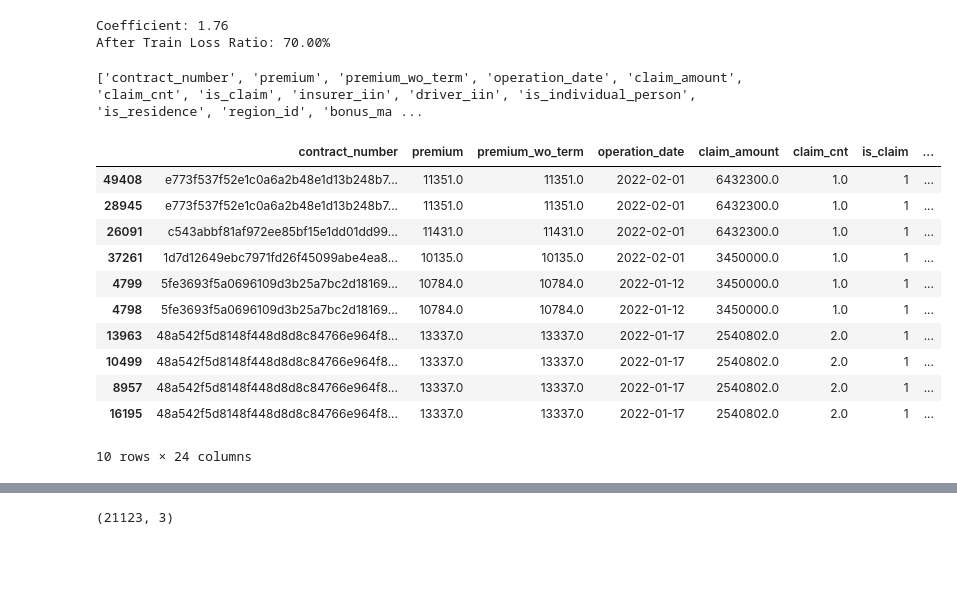
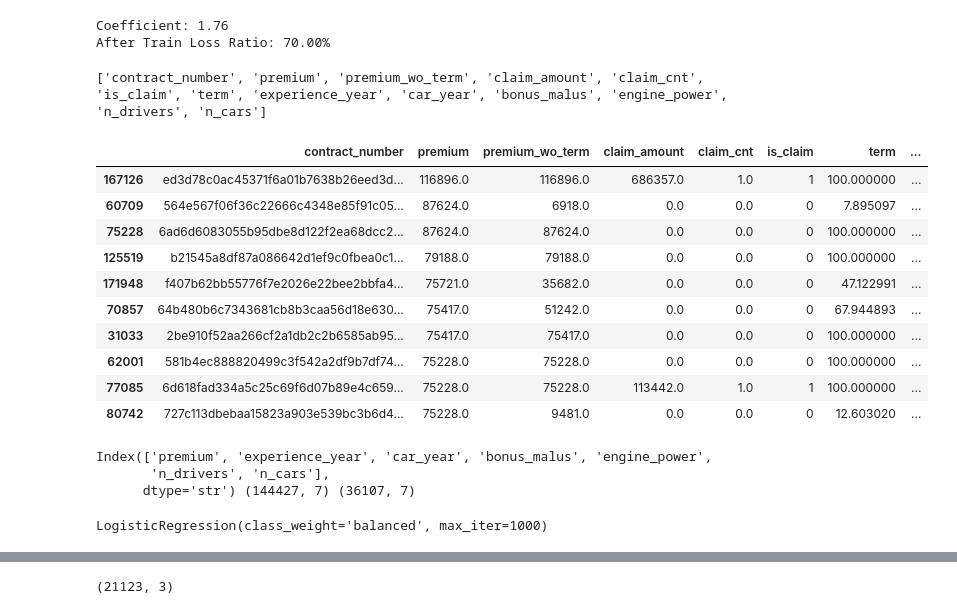
Before and after one commit to EFysl57/risk---, a Jupyter notebook: code.ipynb, the cells around one changed output, grey strips where cells are left out. Drawn from its saved outputs; the diff is of its cells as text; code cells hidden in the pictures; blank space fills up the shorter version.

Commit message:
Add logistic regression

```diff
--- a/code.ipynb
+++ b/code.ipynb
@@ -131,6 +131,15 @@ train_dfs['policy'] = train_dfs['prepared'].groupby('contract_number').agg({
     'claim_cnt': 'first',
     'is_claim': 'first',
     'term': 'first',
+    "experience_year": "mean",
+    "car_year": "mean",
+    "bonus_malus": "mean",
+    "engine_power": "mean",
+    "driver_iin": "nunique",
+    "car_number": "nunique"
+}).rename(columns={
+    "driver_iin": "n_drivers",
+    "car_number": "n_cars"
 }).reset_index()
 
 test_dfs['policy'] = test_dfs['main'].groupby('contract_number').agg({
@@ -162,20 +171,52 @@ print(f"After Train Loss Ratio: {train_loss_ratio:.2f}%")
 Coefficient: 1.76
 After Train Loss Ratio: 70.00%
 # %%
-tp = train_dfs['prepared']
+tp = train_dfs['policy']
 print(list(tp.columns))
-tp.sort_values('claim_amount', ascending=False).head(10)
+tp.sort_values('premium', ascending=False).head(10)
 # %% [output]
-['contract_number', 'premium', 'premium_wo_term', 'operation_date', 'claim_amount', 'claim_cnt', 'is_claim', 'insurer_iin', 'driver_iin', 'is_individual_person', 'is_residence', 'region_id', 'bonus_ma ...
+['contract_number', 'premium', 'premium_wo_term', 'claim_amount', 'claim_cnt', 'is_claim', 'term', 'experience_year', 'car_year', 'bonus_malus', 'engine_power', 'n_drivers', 'n_cars']
-|  | contract_number | premium | premium_wo_term | operation_date | claim_amount | claim_cnt | is_claim | ... |
-| 49408 | e773f537f52e1c0a6a2b48e1d13b248b7... | 11351.0 | 11351.0 | 2022-02-01 | 6432300.0 | 1.0 | 1 | ... |
-| 28945 | e773f537f52e1c0a6a2b48e1d13b248b7... | 11351.0 | 11351.0 | 2022-02-01 | 6432300.0 | 1.0 | 1 | ... |
-| 26091 | c543abbf81af972ee85bf15e1dd01dd99... | 11431.0 | 11431.0 | 2022-02-01 | 6432300.0 | 1.0 | 1 | ... |
-| 37261 | 1d7d12649ebc7971fd26f45099abe4ea8... | 10135.0 | 10135.0 | 2022-02-01 | 3450000.0 | 1.0 | 1 | ... |
-| 4799 | 5fe3693f5a0696109d3b25a7bc2d18169... | 10784.0 | 10784.0 | 2022-01-12 | 3450000.0 | 1.0 | 1 | ... |
-| 4798 | 5fe3693f5a0696109d3b25a7bc2d18169... | 10784.0 | 10784.0 | 2022-01-12 | 3450000.0 | 1.0 | 1 | ... |
-| 13963 | 48a542f5d8148f448d8d8c84766e964f8... | 13337.0 | 13337.0 | 2022-01-17 | 2540802.0 | 2.0 | 1 | ... |
-| 10499 | 48a542f5d8148f448d8d8c84766e964f8... | 13337.0 | 13337.0 | 2022-01-17 | 2540802.0 | 2.0 | 1 | ... |
-| 8957 | 48a542f5d8148f448d8d8c84766e964f8... | 13337.0 | 13337.0 | 2022-01-17 | 2540802.0 | 2.0 | 1 | ... |
-| 16195 | 48a542f5d8148f448d8d8c84766e964f8... | 13337.0 | 13337.0 | 2022-01-17 | 2540802.0 | 2.0 | 1 | ... |
+|  | contract_number | premium | premium_wo_term | claim_amount | claim_cnt | is_claim | term | ... |
+| 167126 | ed3d78c0ac45371f6a01b7638b26eed3d... | 116896.0 | 116896.0 | 686357.0 | 1.0 | 1 | 100.000000 | ... |
+| 60709 | 564e567f06f36c22666c4348e85f91c05... | 87624.0 | 6918.0 | 0.0 | 0.0 | 0 | 7.895097 | ... |
+| 75228 | 6ad6d6083055b95dbe8d122f2ea68dcc2... | 87624.0 | 87624.0 | 0.0 | 0.0 | 0 | 100.000000 | ... |
+| 125519 | b21545a8df87a086642d1ef9c0fbea0c1... | 79188.0 | 79188.0 | 0.0 | 0.0 | 0 | 100.000000 | ... |
+| 171948 | f407b62bb55776f7e2026e22bee2bbfa4... | 75721.0 | 35682.0 | 0.0 | 0.0 | 0 | 47.122991 | ... |
+| 70857 | 64b480b6c7343681cb8b3caa56d18e630... | 75417.0 | 51242.0 | 0.0 | 0.0 | 0 | 67.944893 | ... |
+| 31033 | 2be910f52aa266cf2a1db2c2b6585ab95... | 75417.0 | 75417.0 | 0.0 | 0.0 | 0 | 100.000000 | ... |
+| 62001 | 581b4ec888820499c3f542a2df9b7df74... | 75228.0 | 75228.0 | 0.0 | 0.0 | 0 | 100.000000 | ... |
+| 77085 | 6d618fad334a5c25c69f6d07b89e4c659... | 75228.0 | 75228.0 | 113442.0 | 1.0 | 1 | 100.000000 | ... |
+| 80742 | 727c113dbebaa15823a903e539bc3b6d4... | 75228.0 | 9481.0 | 0.0 | 0.0 | 0 | 12.603020 | ... |
-10 rows × 24 columns
+# %%
+from sklearn.model_selection import train_test_split
+
+X = train_dfs['policy'].drop(columns=[
+    "contract_number",
+    "premium_wo_term",
+    "term",
+    "claim_amount",
+    "claim_cnt",
+    "is_claim"
+])
+
+X.fillna(0, inplace=True)
+
+y = train_dfs['policy']["is_claim"]
+
+X_train, X_valid, y_train, y_valid = train_test_split(
+    X, y, test_size=0.2, random_state=42
+)
+
+print(X.columns, X_train.shape, X_valid.shape)
+# %% [output]
+Index(['premium', 'experience_year', 'car_year', 'bonus_malus', 'engine_power',
+       'n_drivers', 'n_cars'],
+      dtype='str') (144427, 7) (36107, 7)
+# %%
+from sklearn.linear_model import LogisticRegression
+
+model = LogisticRegression(max_iter=1000, class_weight="balanced")
+
+model.fit(X_train, y_train)
+# %% [output]
+LogisticRegression(class_weight='balanced', max_iter=1000)
```
Also changed, not shown: parts of 3 cells of this notebook.
